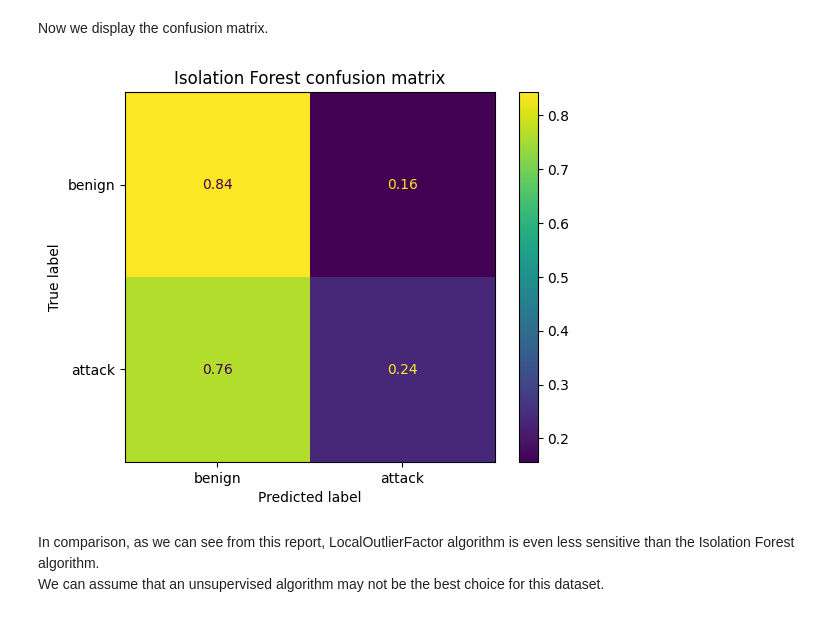
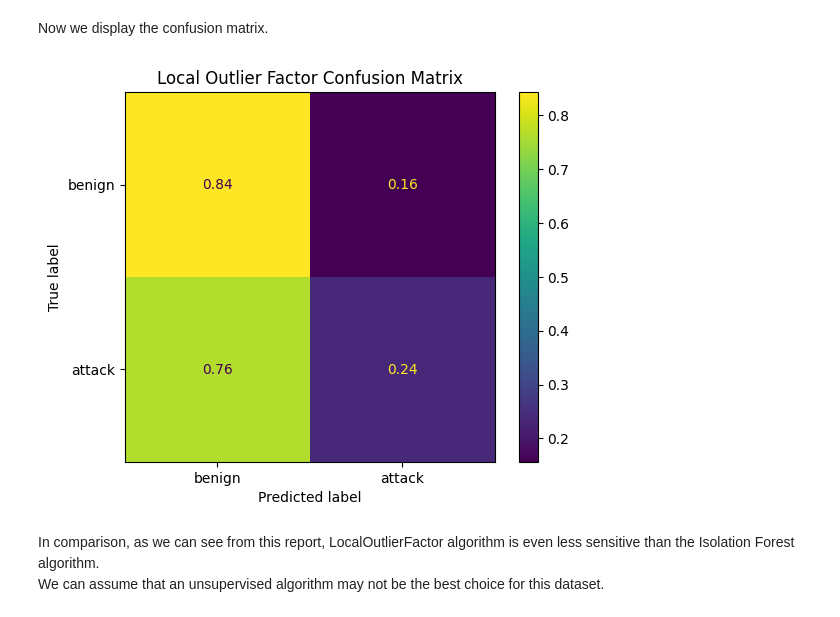
Before and after one commit to Bast-94/CYBERML-Project, a Jupyter notebook: cyber-ml.ipynb, the cells around one changed output. Cells and saved outputs as stored; diff of their text form; code cells hidden in the pictures.

Commit message:
REFRACTOR+PLOT CLASSIFICATION

```diff
--- a/cyber-ml.ipynb
+++ b/cyber-ml.ipynb
@@ -90,12 +90,13 @@ weighted avg       0.85      0.85      0.85     14996
 # %% [markdown]
 Let's now display confusion matrix.
 # %%
-
-cm = confusion_matrix(full_df['if_outliers'], full_df['Label'],normalize='true')
-disp = ConfusionMatrixDisplay(confusion_matrix=cm, display_labels=['benign', 'attack'])
-disp.plot()
-plt.title('Isolation Forest confusion matrix')
-plt.show()
+def confusion_matrix_plot(y_true, y_pred, title):
+  cm = confusion_matrix(y_true, y_pred, normalize='true')
+  disp = ConfusionMatrixDisplay(confusion_matrix=cm, display_labels=['benign', 'attack'])
+  disp.plot()
+  plt.title(title)
+  plt.show()
+confusion_matrix_plot(full_df['if_outliers'], full_df['Label'], 'Isolation Forest Confusion Matrix')
 # %% [output]
 [figure]
 # %% [markdown]
@@ -129,14 +130,10 @@ print(classification_report(full_df['lof_outliers'], full_df['Label']))
 weighted avg       0.74      0.74      0.74     14996
 # %% [markdown]
 Now we display the confusion matrix.
-# %%
-cm = confusion_matrix(full_df['lof_outliers'], full_df['Label'],normalize='true')
-disp = ConfusionMatrixDisplay(confusion_matrix=cm, display_labels=['benign', 'attack'])
-disp.plot()
-plt.title('Local Outlier Factor confusion matrix')
-plt.show()
-# %% [output]
-[figure, removed]
+# %%
+confusion_matrix_plot(full_df['lof_outliers'], full_df['Label'], 'Local Outlier Factor Confusion Matrix')
+# %% [output]
+[figure, added]
 # %% [markdown]
 In comparison, as we can see from this report, LocalOutlierFactor algorithm is even less sensitive than the Isolation Forest algorithm.\
 We can assume that an unsupervised algorithm may not be the best choice for this dataset.
```
Also changed, not shown: parts of 2 cells of this notebook.
